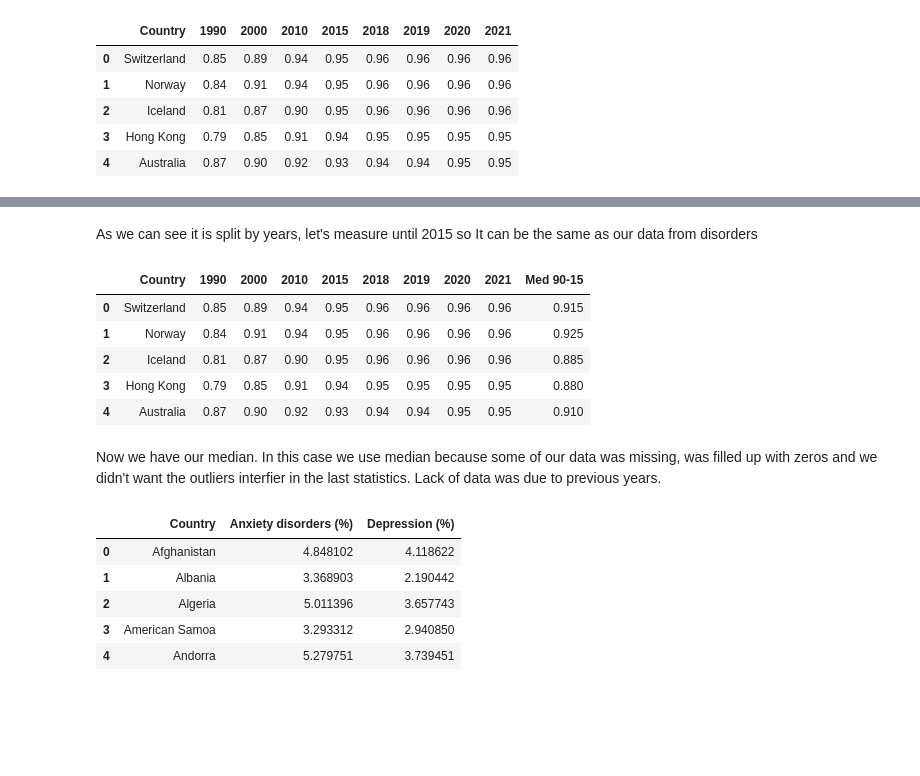
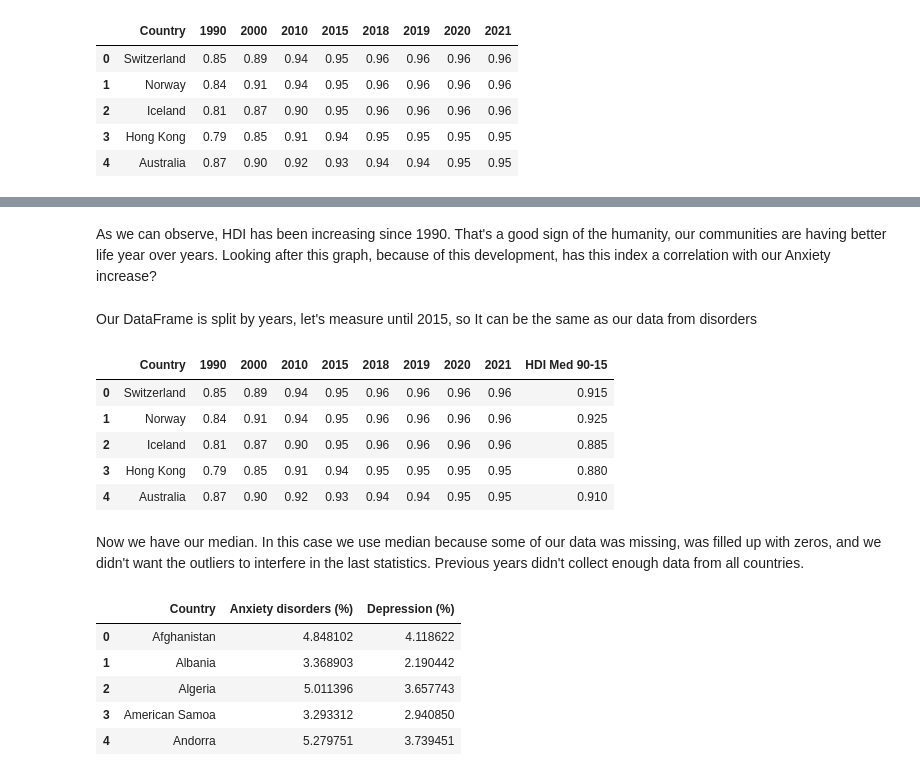
Before and after one commit to jesusmlb/Mental-health-Disorder, a Jupyter notebook: Mental_health.ipynb, the cells around one changed output, grey strips where cells are left out. Drawn from its saved outputs; the diff is of its cells as text; code cells hidden in the pictures; blank space fills up the shorter version.

```diff
--- a/Mental_health.ipynb
+++ b/Mental_health.ipynb
@@ -460,17 +467,19 @@ hdi.head()
+# %% [markdown]
+As we can observe, HDI has been increasing since 1990. That's a good sign of the humanity, our communities are having better life year over years. Looking after this graph, because of this development, has this index a correlation with our Anxiety increase?
 # %% [markdown]
-As we can see it is split by years, let's measure until 2015 so It can be the same as our data from disorders
+Our DataFrame is split by years, let's measure until 2015, so It can be the same as our data from disorders
 # %%
-hdi['Med 90-15'] = hdi[['1990', '2000', '2010', '2015']].median(axis=1)
+hdi['HDI Med 90-15'] = hdi[['1990', '2000', '2010', '2015']].median(axis=1)
 hdi.head()
 # %% [output]
-|  | Country | 1990 | 2000 | 2010 | 2015 | 2018 | 2019 | 2020 | 2021 | Med 90-15 |
+|  | Country | 1990 | 2000 | 2010 | 2015 | 2018 | 2019 | 2020 | 2021 | HDI Med 90-15 |
 | 0 | Switzerland | 0.85 | 0.89 | 0.94 | 0.95 | 0.96 | 0.96 | 0.96 | 0.96 | 0.915 |
 | 1 | Norway | 0.84 | 0.91 | 0.94 | 0.95 | 0.96 | 0.96 | 0.96 | 0.96 | 0.925 |
 | 2 | Iceland | 0.81 | 0.87 | 0.90 | 0.95 | 0.96 | 0.96 | 0.96 | 0.96 | 0.885 |
 | 3 | Hong Kong | 0.79 | 0.85 | 0.91 | 0.94 | 0.95 | 0.95 | 0.95 | 0.95 | 0.880 |
 | 4 | Australia | 0.87 | 0.90 | 0.92 | 0.93 | 0.94 | 0.94 | 0.95 | 0.95 | 0.910 |
 # %% [markdown]
-Now we have our median. In this case we use median because some of our data was missing, was filled up with zeros and we didn't want the outliers interfier in the last statistics. Lack of data was due to previous years.
+Now we have our median. In this case we use median because some of our data was missing, was filled up with zeros, and we didn't want the outliers to interfere in the last statistics. Previous years didn't collect enough data from all countries.
 # %%
 newdf = c_data.iloc[:, :9].groupby(['Country'])[['Anxiety disorders (%)', 'Depression (%)']].mean().reset_index()
 newdf.head()
```
Also changed, not shown: parts of 15 cells of this notebook.
